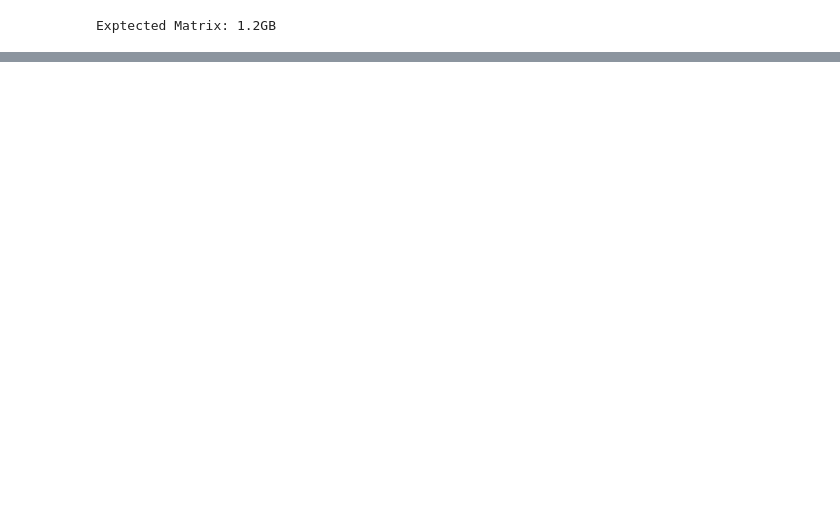
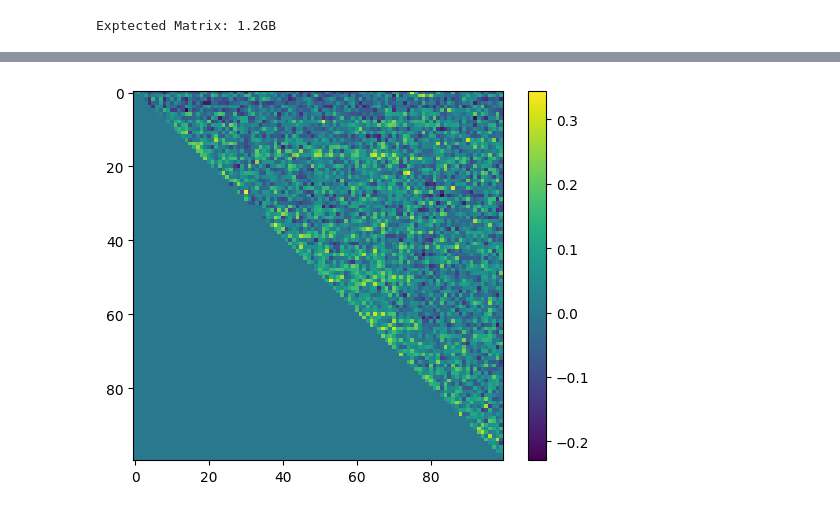
Before and after one commit to loganriggs/renormalization_interp, a Jupyter notebook: datapoint_sim.ipynb, the cells around one changed output, grey strips where cells are left out. Cells and saved outputs as stored; diff of their text form; code cells hidden in the pictures; blank space fills up the shorter version.

```diff
--- a/datapoint_sim.ipynb
+++ b/datapoint_sim.ipynb
@@ -124,0 +155,10 @@ Exptected Matrix: 1.2GB
+# %%
+# set diagonal  & upper triangle to 0
+corr_matrix.fill_diagonal_(0)
+corr_matrix = torch.triu(corr_matrix)
+# plot the first 100x100 of the corr_matrix
+plt.imshow(corr_matrix[:100, :100].cpu().numpy())
+plt.colorbar()
+plt.show()
+# %% [output]
+[figure, added]
```
Also changed, not shown: parts of 47 cells of this notebook.
